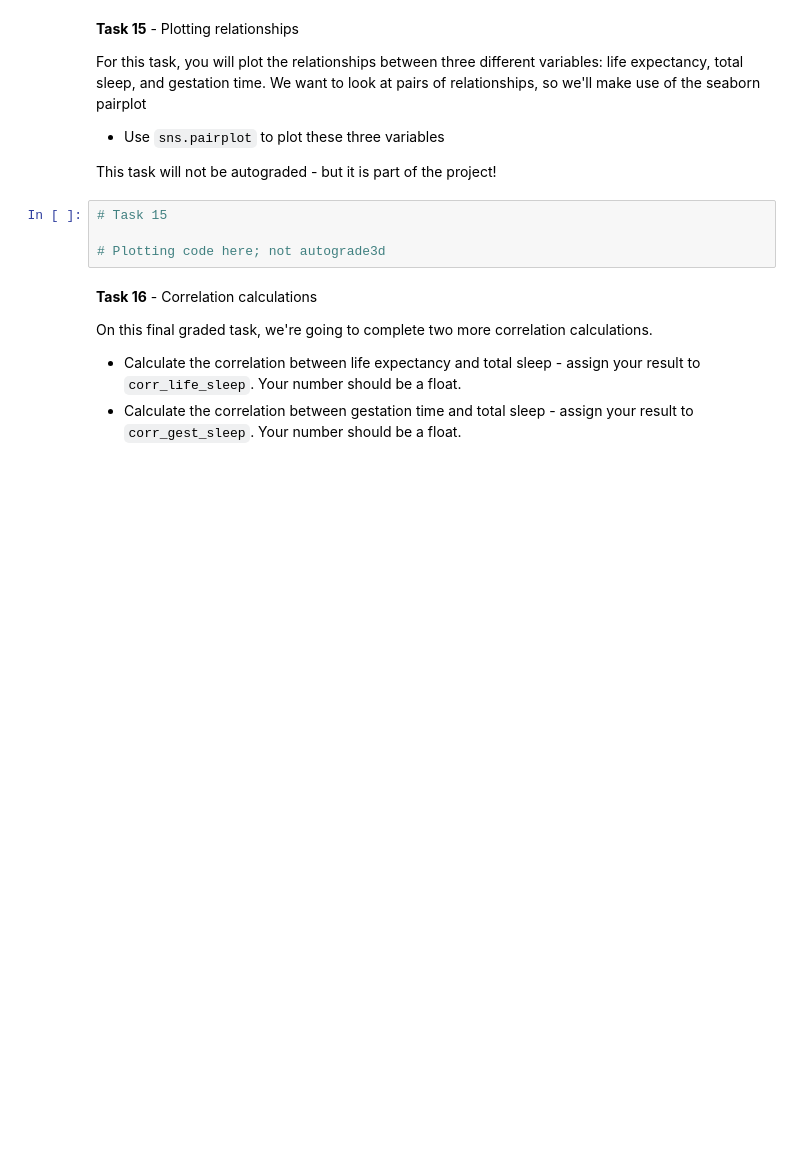
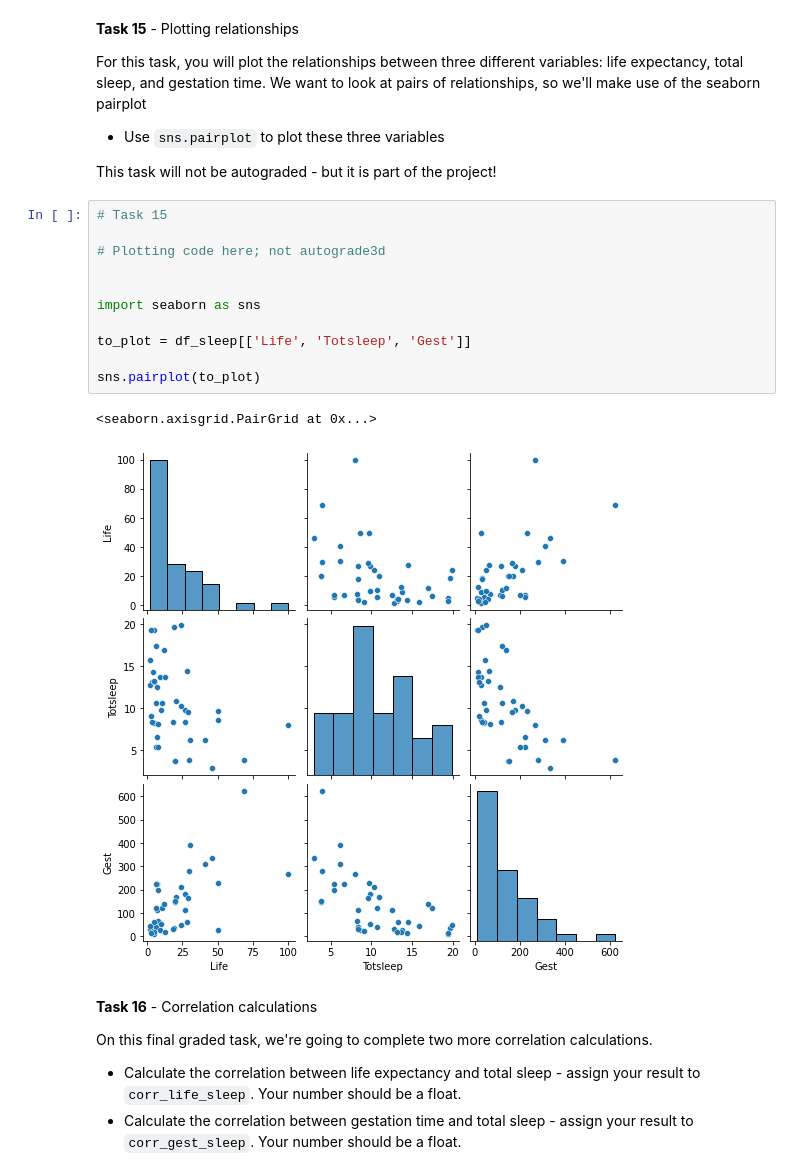
Before and after one commit to Samuel-Egbert31415/DS-Unit-1-Sprint-1-Data-Wrangling-and-Storytelling, a Jupyter notebook: LS_DS_131_Simple_Linear_Regression_Samuel_Egbert_Assignment_AG.ipynb, the cells around one changed output. Saved outputs shown, nothing was run; the diff lists cells and outputs as text; blank space fills up the shorter version.

```diff
--- a/LS_DS_131_Simple_Linear_Regression_Samuel_Egbert_Assignment_AG.ipynb
+++ b/LS_DS_131_Simple_Linear_Regression_Samuel_Egbert_Assignment_AG.ipynb
@@ -456,7 +456,17 @@ This task will not be autograded - but it is part of the project!
 # %%
 # Task 15
 
 # Plotting code here; not autograde3d
+
+
+import seaborn as sns
+
+to_plot = df_sleep[['Life', 'Totsleep', 'Gest']]
+
+sns.pairplot(to_plot)
+# %% [output]
+<seaborn.axisgrid.PairGrid at 0x...>
+[figure, added]
 # %% [markdown]
 **Task 16** - Correlation calculations
 
```
Also changed, not shown: parts of 1 cell of this notebook.
